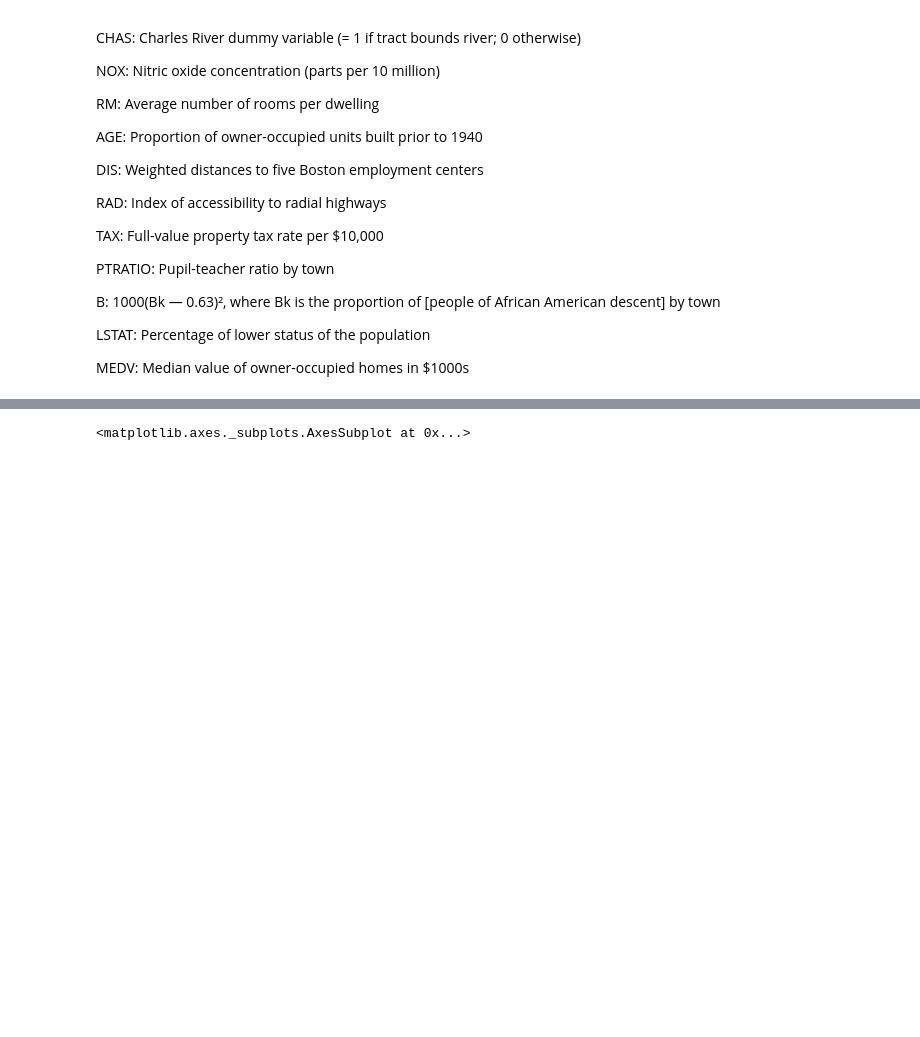
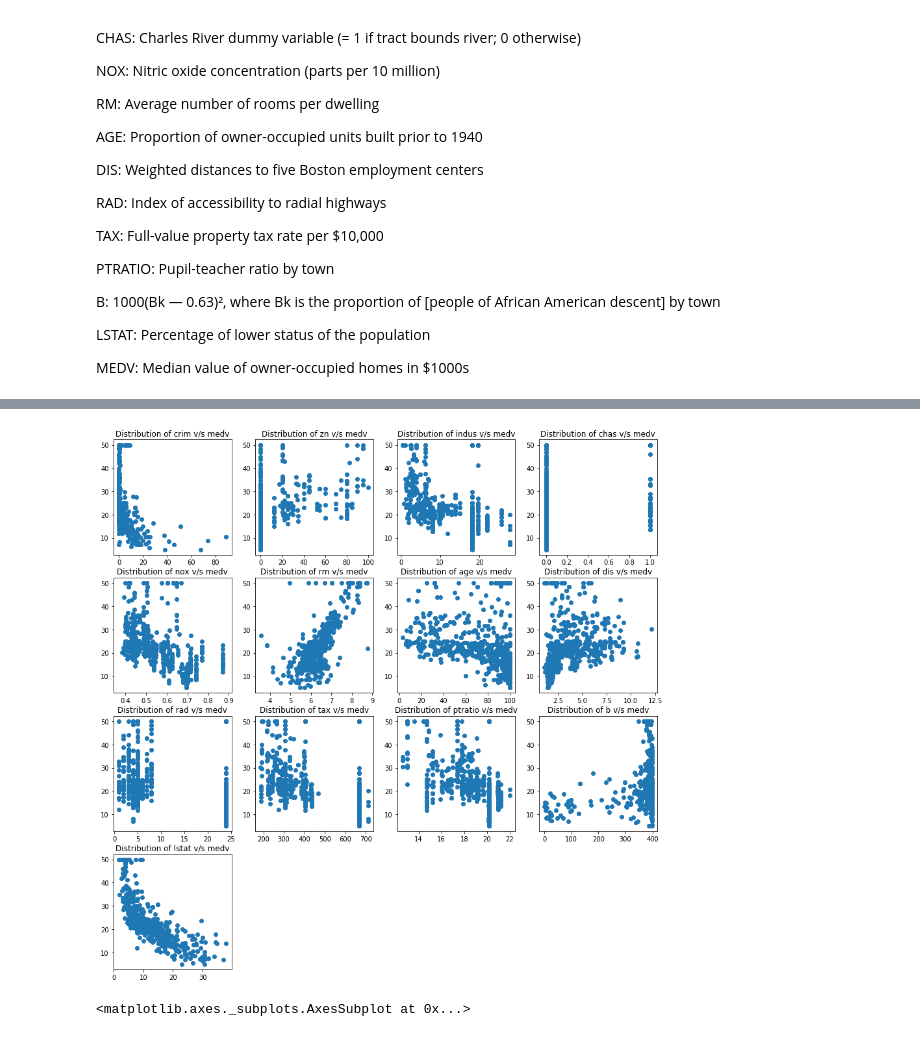
Before and after one commit to tarsisazevedo/pybr-tutorial, a Jupyter notebook: Exploratory Analysis.ipynb, the cells around one changed output, grey strips where cells are left out. Saved outputs shown, nothing was run; the diff lists cells and outputs as text; code cells hidden in the pictures; blank space fills up the shorter version.

```diff
--- a/Exploratory Analysis.ipynb
+++ b/Exploratory Analysis.ipynb
@@ -86,3 +259,17 @@ seaborn.distplot(boston['MEDV'], bins=30)
+# %%
+plot_index=1
+max_plots=4
+for column in boston_df.columns:
+  if column != "medv":
+      axes = pyplot.subplot(4, max_plots, plot_index)
+      axes.set_title('Distribution of '+ column + " v/s medv")
+      axes.figure.set_figheight(15)
+      axes.figure.set_figwidth(15)
+      axes.figure.set_tight_layout(False)
+      pyplot.scatter(boston_df[column], boston_df["medv"], marker='o')
+      plot_index=plot_index+1
+# %% [output]
+[figure, added]
 # %%
 pyplot.figure(figsize=(20, 20))
 
```
Also changed, not shown: parts of 48 cells of this notebook, 1 other file.
